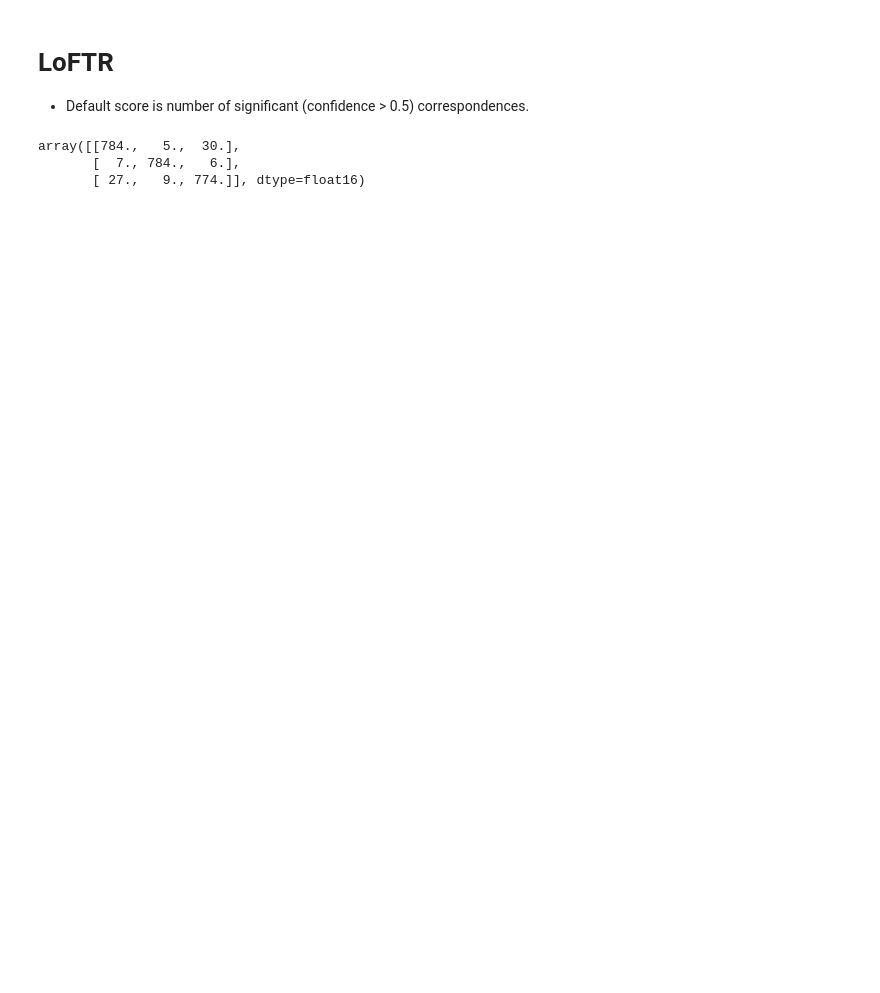
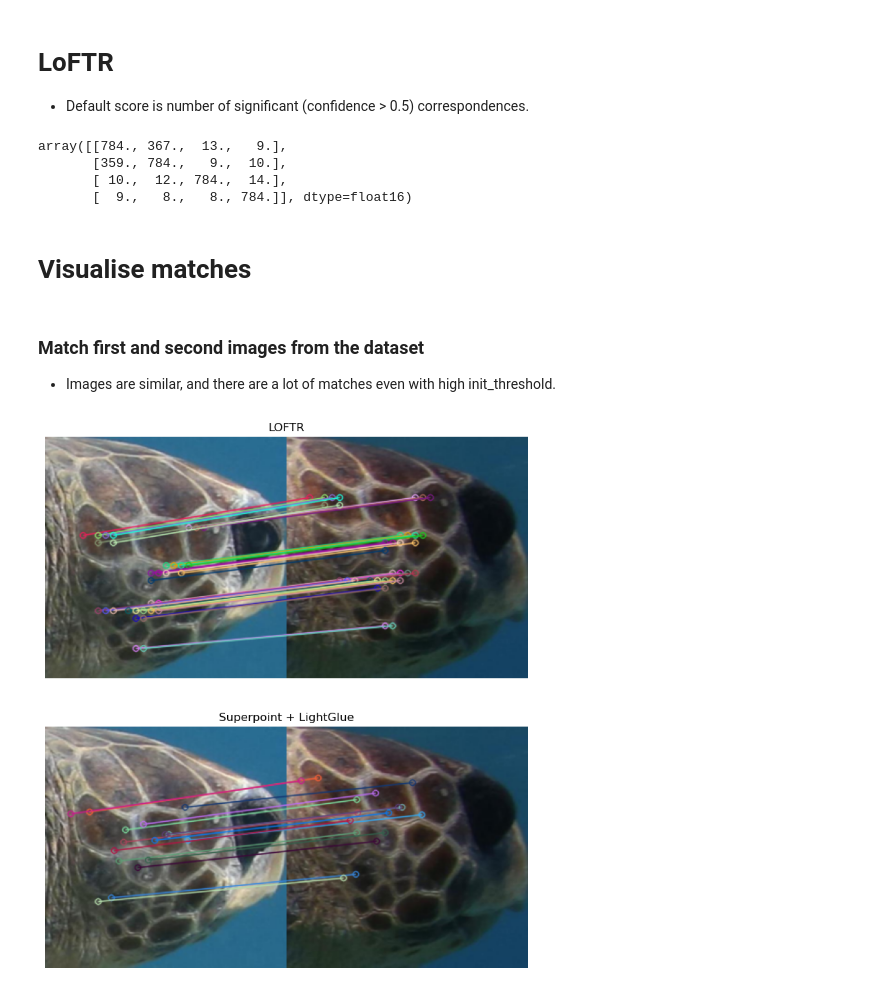
Before and after one commit to WildlifeDatasets/wildlife-tools, a Jupyter notebook: examples/example-pairwise-sim.ipynb, the cells around one changed output. Saved outputs shown, nothing was run; the diff lists cells and outputs as text; code cells hidden in the pictures; blank space fills up the shorter version.

```diff
--- a/examples/example-pairwise-sim.ipynb
+++ b/examples/example-pairwise-sim.ipynb
@@ -10,8 +10,8 @@ from wildlife_tools.similarity.pairwise.collectors import CollectCounts, Collect
 from wildlife_tools.data import ImageDataset
 
 metadata = {'metadata':  pd.read_csv('../tests/TestDataset/metadata.csv'), 'root': '../tests/TestDataset'}
-transform = T.Compose([T.Resize([224, 224]), T.ToTensor()])
-dataset = ImageDataset(**metadata, transform=transform)
+dataset = ImageDataset(**metadata)
+dataset_img = ImageDataset(**metadata, transform=T.Resize([256, 256]))
 # %% [markdown]
 # LightGlue
 # %%
@@ -98,6 +103,9 @@ matcher = MatchLOFTR()
 output = matcher(dataset, dataset)
 output
 # %% [output]
-array([[784.,   5.,  30.],
-       [  7., 784.,   6.],
-       [ 27.,   9., 774.]], dtype=float16)
+array([[784., 367.,  13.,   9.],
+       [359., 784.,   9.,  10.],
+       [ 10.,  12., 784.,  14.],
+       [  9.,   8.,   8., 784.]], dtype=float16)
+# %% [markdown]
+# Visualise matches
@@ -103,0 +116,31 @@ array([[784.,   5.,  30.],
+# %% [markdown]
+### Match first and second images from the dataset
+- Images are similar, and there are a lot of matches even with high init_threshold.
+# %%
+idx0 = 0
+idx1 = 1
+
+img0, _ = dataset_img[idx0]
+img1, _ = dataset_img[idx1]
+
+# Match the images - LOFTR
+dataset.transform = T.Compose([T.Resize([256, 256]), T.Grayscale(), T.ToTensor()])
+matcher = MatchLOFTR(collector = CollectAll(), init_threshold=0.99)
+results_loftr = matcher(dataset, dataset, pairs=[(idx0, idx1)])[0]
+
+
+# Match the images - Light GLue
+dataset.transform = T.Compose([T.Resize([224, 224]), T.ToTensor()])
+dataset_feat = SuperPointExtractor()(dataset)
+matcher = MatchLightGlue(features='superpoint', collector = CollectAll(), init_threshold=0.8)
+results_sp = matcher(dataset_feat, dataset_feat, pairs=[(idx0, idx1)])[0]
+
+
+# Visualise
+fig, ax = plt.subplots(2, 1, figsize=(10, 10))
+ax[0].set_title('LOFTR')
+ax[1].set_title('Superpoint + LightGlue')
+visualise_matches(img0, results_loftr['kpts0'], img1, results_loftr['kpts1'],ax = ax[0])
+visualise_matches(img0, results_sp['kpts0'], img1, results_sp['kpts1'],ax = ax[1])
+# %% [output]
+[figure, added]
```
Also changed, not shown: parts of 7 cells of this notebook, 7 other files.
